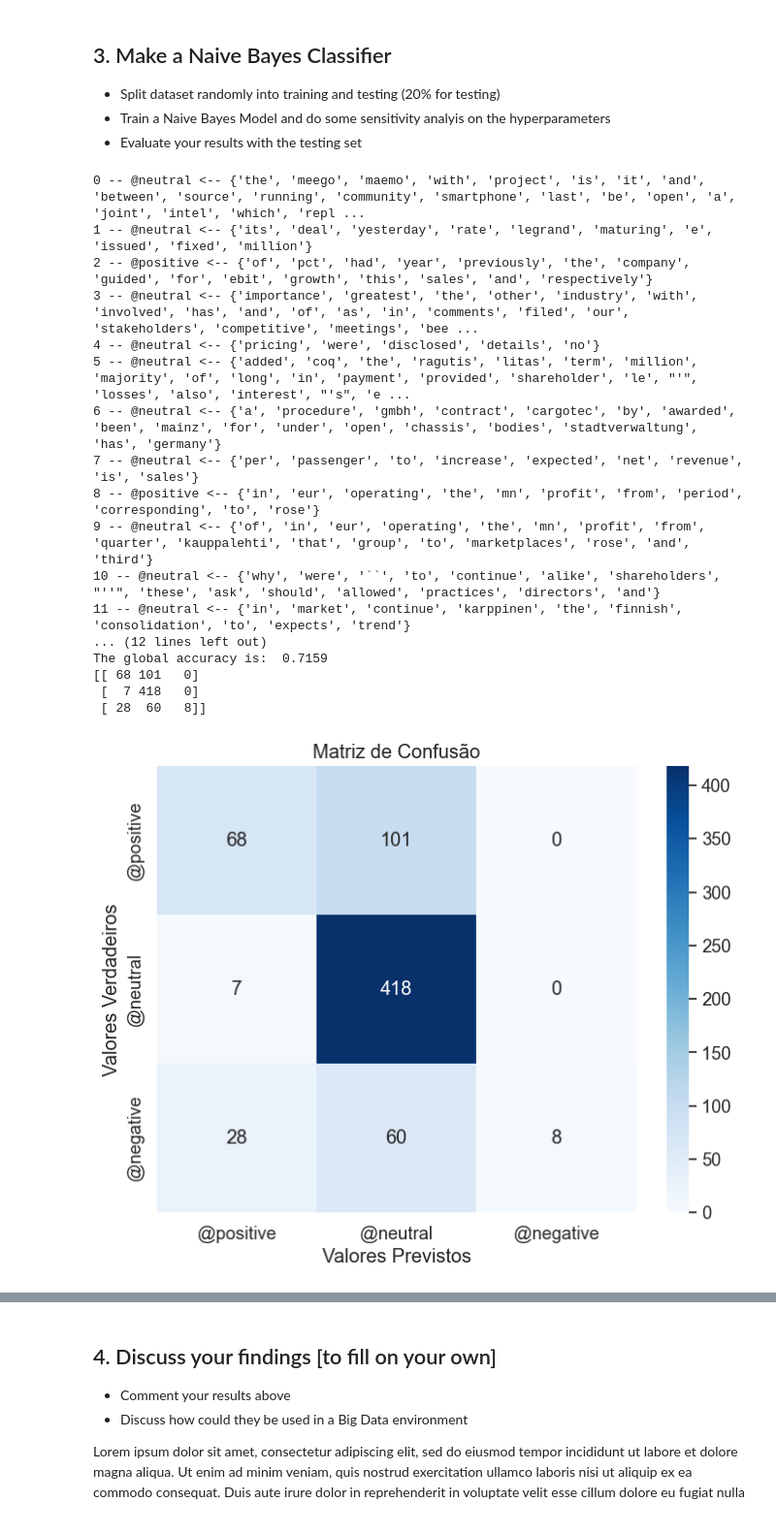
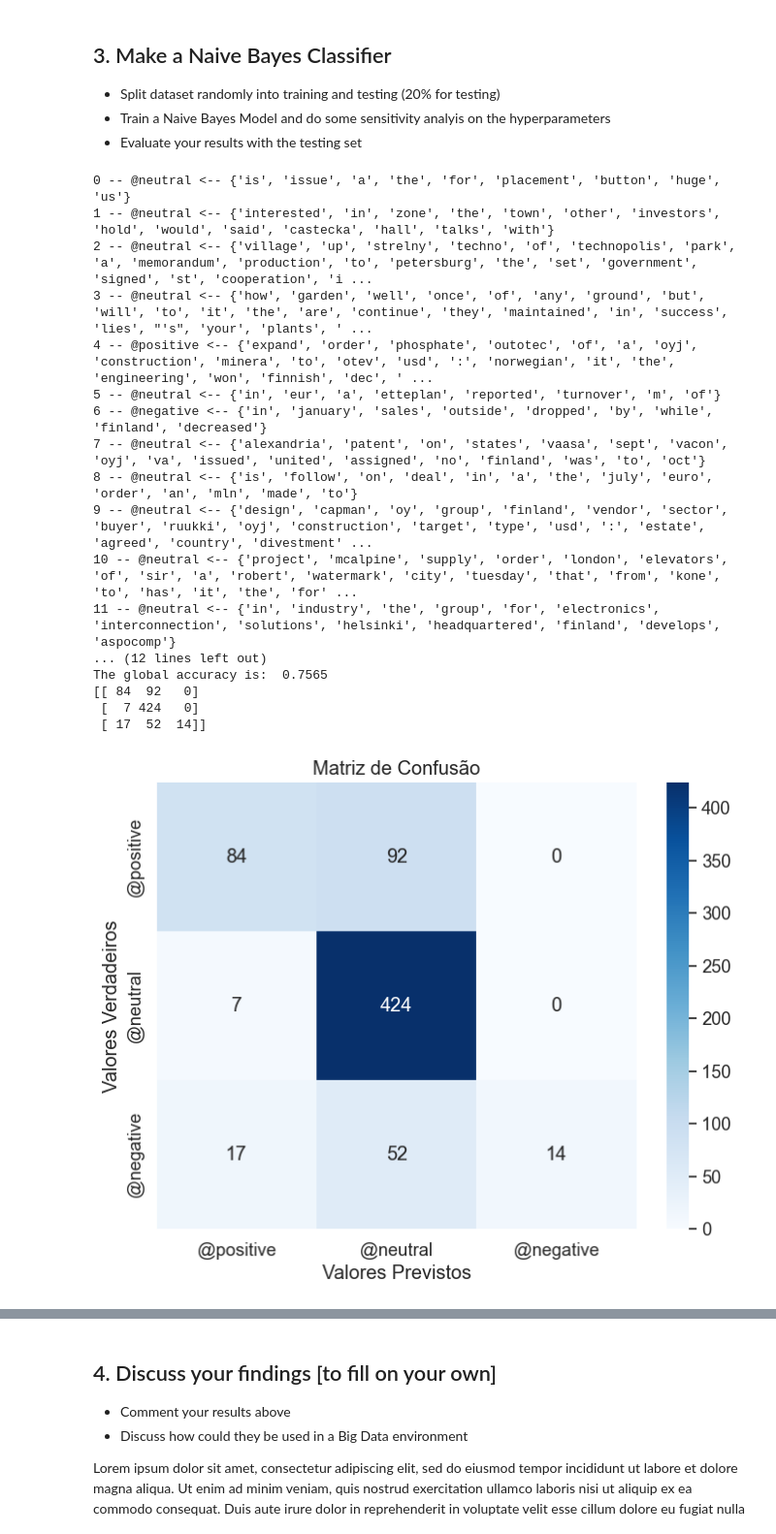
Before and after one commit to RomuloNogueira02/DataMining, a Jupyter notebook: LA#1/romulo.ipynb, the cells around one changed output, grey strips where cells are left out. Shown: that part at 97% size. Saved outputs shown, nothing was run; the diff lists cells and outputs as text; code cells hidden in the pictures.

Commit message:
algumas alterações em termos de texto e manipulação do alpha

```diff
--- a/LA#1/romulo.ipynb
+++ b/LA#1/romulo.ipynb
@@ -323,12 +323,12 @@ labs = list(map(lambda v: mapeamento[v], classes.values()))
 word_sbs = list(words_text_sets.values())
 
 
-word_sbs_train, labs_train, word_sbs_test, labs_test = make_train_test(word_sbs, labs, r=0.2)
+word_sbs_train, labs_train, word_sbs_test, labs_test = make_train_test(word_sbs, labs, r=0.5)
 
 PC = calc_prior_counts(labs_train)
 LHC=calc_likelihood_counts(word_sbs_train, labs_train)
 
-preds=classify_documents(word_sbs_test, PC, LHC, alpha=0.0001)
+preds=classify_documents(word_sbs_test, PC, LHC, alpha=0.001)
 
 for i, words in enumerate(word_sbs_test[:20]):
     print(i, "--", reversed_mapeamento[preds[i]], "<--", words)
@@ -342,37 +342,37 @@ print("The global accuracy is: %7.4f" % accuracy_score(labs_test, preds))
 
 print(confusion_matrix(labs_test, preds))
 # %% [output]
-0 -- @neutral <-- {'the', 'meego', 'maemo', 'with', 'project', 'is', 'it', 'and', 'between', 'source', 'running', 'community', 'smartphone', 'last', 'be', 'open', 'a', 'joint', 'intel', 'which', 'repl ...
-1 -- @neutral <-- {'its', 'deal', 'yesterday', 'rate', 'legrand', 'maturing', 'e', 'issued', 'fixed', 'million'}
-2 -- @positive <-- {'of', 'pct', 'had', 'year', 'previously', 'the', 'company', 'guided', 'for', 'ebit', 'growth', 'this', 'sales', 'and', 'respectively'}
-3 -- @neutral <-- {'importance', 'greatest', 'the', 'other', 'industry', 'with', 'involved', 'has', 'and', 'of', 'as', 'in', 'comments', 'filed', 'our', 'stakeholders', 'competitive', 'meetings', 'bee ...
-4 -- @neutral <-- {'pricing', 'were', 'disclosed', 'details', 'no'}
-5 -- @neutral <-- {'added', 'coq', 'the', 'ragutis', 'litas', 'term', 'million', 'majority', 'of', 'long', 'in', 'payment', 'provided', 'shareholder', 'le', "'", 'losses', 'also', 'interest', "'s", 'e ...
-6 -- @neutral <-- {'a', 'procedure', 'gmbh', 'contract', 'cargotec', 'by', 'awarded', 'been', 'mainz', 'for', 'under', 'open', 'chassis', 'bodies', 'stadtverwaltung', 'has', 'germany'}
-7 -- @neutral <-- {'per', 'passenger', 'to', 'increase', 'expected', 'net', 'revenue', 'is', 'sales'}
-8 -- @positive <-- {'in', 'eur', 'operating', 'the', 'mn', 'profit', 'from', 'period', 'corresponding', 'to', 'rose'}
-9 -- @neutral <-- {'of', 'in', 'eur', 'operating', 'the', 'mn', 'profit', 'from', 'quarter', 'kauppalehti', 'that', 'group', 'to', 'marketplaces', 'rose', 'and', 'third'}
-10 -- @neutral <-- {'why', 'were', '``', 'to', 'continue', 'alike', 'shareholders', "''", 'these', 'ask', 'should', 'allowed', 'practices', 'directors', 'and'}
-11 -- @neutral <-- {'in', 'market', 'continue', 'karppinen', 'the', 'finnish', 'consolidation', 'to', 'expects', 'trend'}
+0 -- @neutral <-- {'is', 'issue', 'a', 'the', 'for', 'placement', 'button', 'huge', 'us'}
+1 -- @neutral <-- {'interested', 'in', 'zone', 'the', 'town', 'other', 'investors', 'hold', 'would', 'said', 'castecka', 'hall', 'talks', 'with'}
+2 -- @neutral <-- {'village', 'up', 'strelny', 'techno', 'of', 'technopolis', 'park', 'a', 'memorandum', 'production', 'to', 'petersburg', 'the', 'set', 'government', 'signed', 'st', 'cooperation', 'i ...
+3 -- @neutral <-- {'how', 'garden', 'well', 'once', 'of', 'any', 'ground', 'but', 'will', 'to', 'it', 'the', 'are', 'continue', 'they', 'maintained', 'in', 'success', 'lies', "'s", 'your', 'plants', ' ...
+4 -- @positive <-- {'expand', 'order', 'phosphate', 'outotec', 'of', 'a', 'oyj', 'construction', 'minera', 'to', 'otev', 'usd', ':', 'norwegian', 'it', 'the', 'engineering', 'won', 'finnish', 'dec', ' ...
+5 -- @neutral <-- {'in', 'eur', 'a', 'etteplan', 'reported', 'turnover', 'm', 'of'}
+6 -- @negative <-- {'in', 'january', 'sales', 'outside', 'dropped', 'by', 'while', 'finland', 'decreased'}
+7 -- @neutral <-- {'alexandria', 'patent', 'on', 'states', 'vaasa', 'sept', 'vacon', 'oyj', 'va', 'issued', 'united', 'assigned', 'no', 'finland', 'was', 'to', 'oct'}
+8 -- @neutral <-- {'is', 'follow', 'on', 'deal', 'in', 'a', 'the', 'july', 'euro', 'order', 'an', 'mln', 'made', 'to'}
+9 -- @neutral <-- {'design', 'capman', 'oy', 'group', 'finland', 'vendor', 'sector', 'buyer', 'ruukki', 'oyj', 'construction', 'target', 'type', 'usd', ':', 'estate', 'agreed', 'country', 'divestment' ...
+10 -- @neutral <-- {'project', 'mcalpine', 'supply', 'order', 'london', 'elevators', 'of', 'sir', 'a', 'robert', 'watermark', 'city', 'tuesday', 'that', 'from', 'kone', 'to', 'has', 'it', 'the', 'for' ...
+11 -- @neutral <-- {'in', 'industry', 'the', 'group', 'for', 'electronics', 'interconnection', 'solutions', 'helsinki', 'headquartered', 'finland', 'develops', 'aspocomp'}
 ... (12 lines left out)
-The global accuracy is:  0.7159
-[[ 68 101   0]
- [  7 418   0]
- [ 28  60   8]]
+The global accuracy is:  0.7565
+[[ 84  92   0]
+ [  7 424   0]
+ [ 17  52  14]]
 # %%
 import seaborn as sns
 
-classes = list(reversed_mapeamento.values())
+cls = list(reversed_mapeamento.values())
 
 # Cria o heatmap da matriz de confusão usando seaborn
 plt.figure(figsize=(8, 6))
 sns.set(font_scale=1.2)  # Ajusta o tamanho da fonte
-sns.heatmap(confusion_matrix(labs_test, preds), annot=True, fmt='g', cmap='Blues', xticklabels=classes, yticklabels=classes)
+sns.heatmap(confusion_matrix(labs_test, preds), annot=True, fmt='g', cmap='Blues', xticklabels=cls, yticklabels=cls)
 
 # Adiciona títulos e labels aos eixos
 plt.title('Matriz de Confusão')
 plt.xlabel('Valores Previstos')
 plt.ylabel('Valores Verdadeiros')
 plt.show()
 # %% [output]
-[figure, old version]
+[figure, new version]
```
Also changed, not shown: parts of 2 cells of this notebook.
